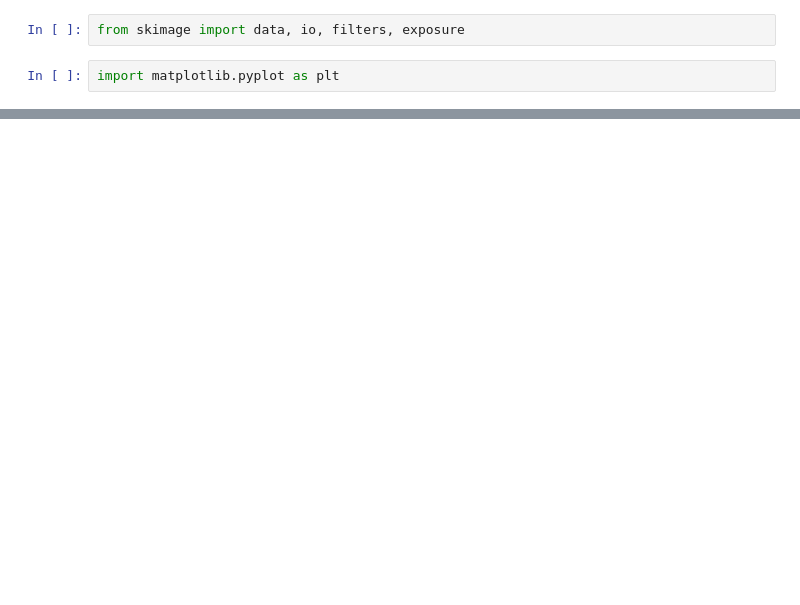
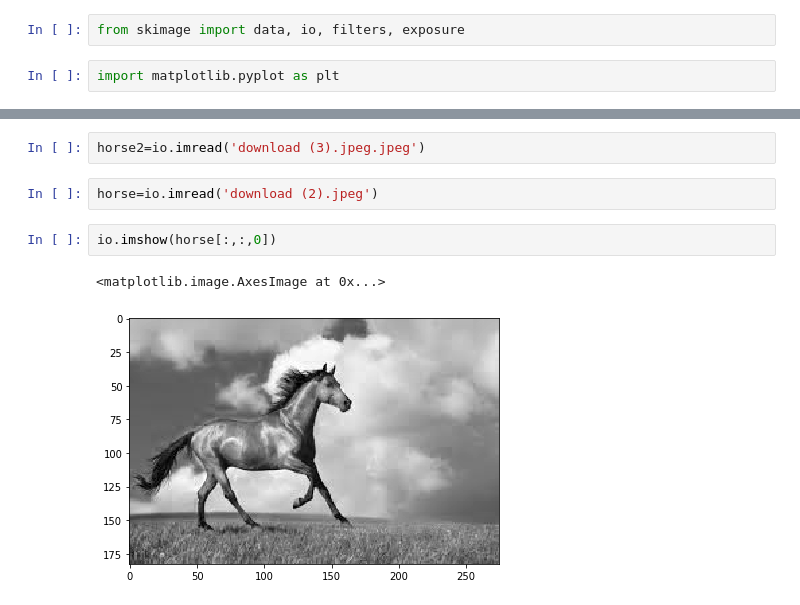
Before and after one commit to 161150744/PID_T1, a Jupyter notebook: methodTestWithHistogram.ipynb, the cells around one changed output, grey strips where cells are left out. Saved outputs shown, nothing was run; the diff lists cells and outputs as text; blank space fills up the shorter version.

```diff
--- a/methodTestWithHistogram.ipynb
+++ b/methodTestWithHistogram.ipynb
@@ -6,0 +15,9 @@ import pandas as pd
+# %%
+horse2=io.imread('download (3).jpeg.jpeg')
+# %%
+horse=io.imread('download (2).jpeg')
+# %%
+io.imshow(horse[:,:,0])
+# %% [output]
+<matplotlib.image.AxesImage at 0x...>
+[figure, added]
```
Also changed, not shown: parts of 11 cells of this notebook, 6 other files.
